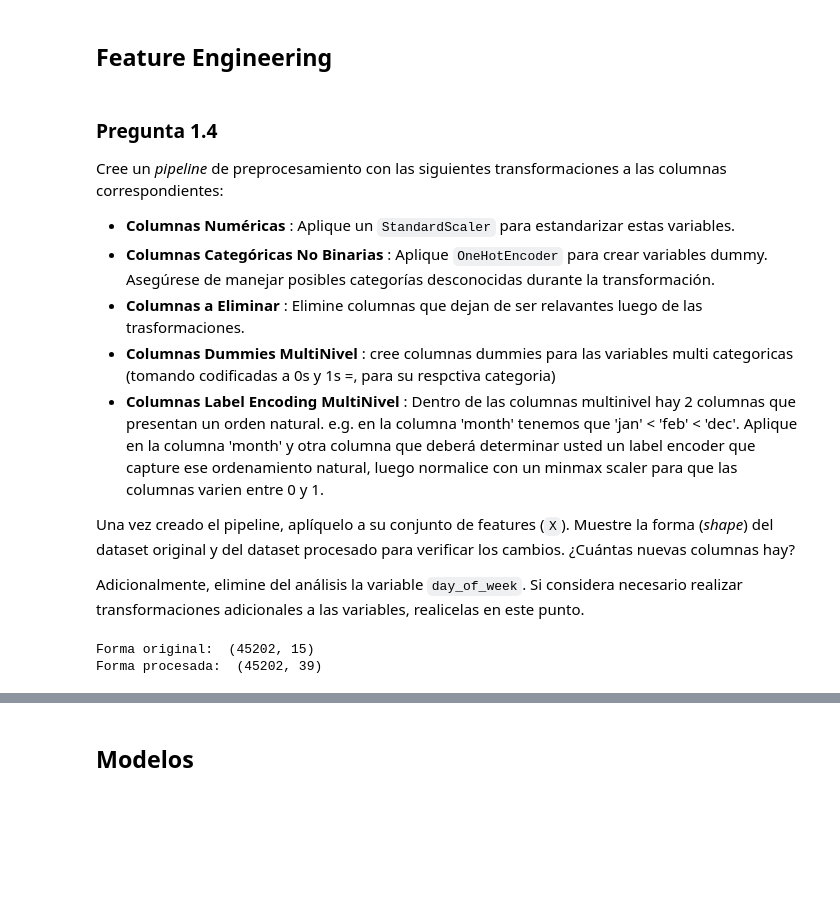
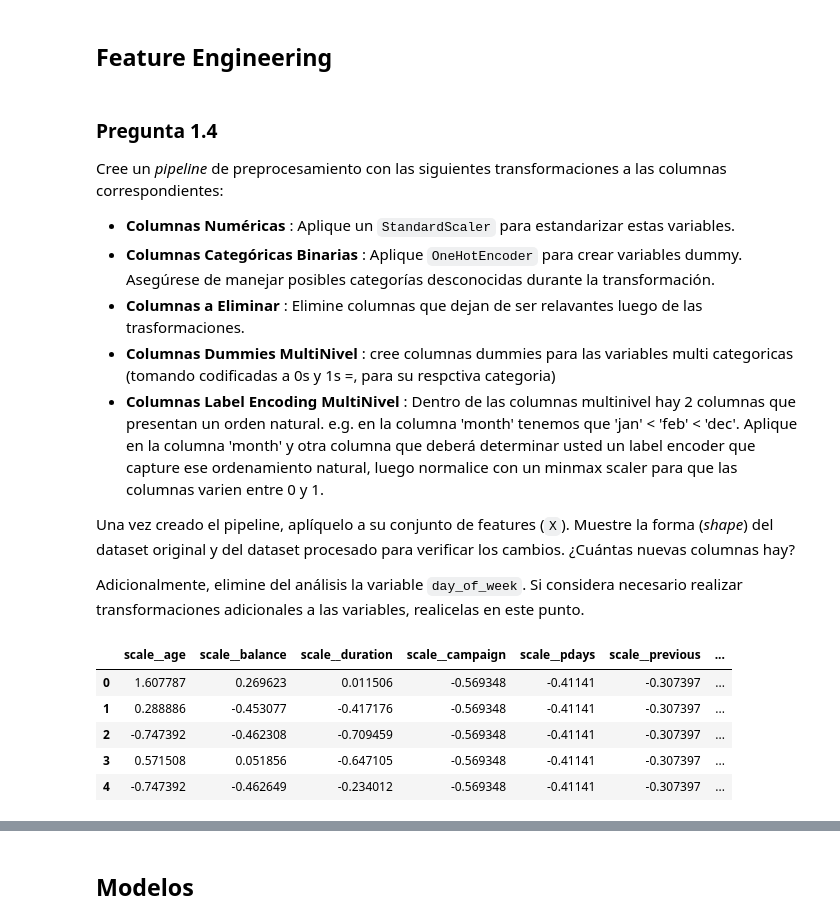
Before and after one commit to MiguelUC-Student/AMLE-Tareas, a Jupyter notebook: Tarea_2.ipynb, the cells around one changed output, grey strips where cells are left out. Saved outputs shown, nothing was run; the diff lists cells and outputs as text; code cells hidden in the pictures; blank space fills up the shorter version.

```diff
--- a/Tarea_2.ipynb
+++ b/Tarea_2.ipynb
@@ -305,7 +305,7 @@ En el caso de "previous", el outlier indica que han pasado mas de 250 dias sin h
  Cree un _pipeline_ de preprocesamiento con las siguientes transformaciones a las columnas correspondientes:
 
 *   **Columnas Numéricas** : Aplique un `StandardScaler` para estandarizar estas variables.
-*   **Columnas Categóricas No Binarias** : Aplique `OneHotEncoder` para crear variables dummy. Asegúrese de manejar posibles categorías desconocidas durante la transformación.
+*   **Columnas Categóricas Binarias** : Aplique `OneHotEncoder` para crear variables dummy. Asegúrese de manejar posibles categorías desconocidas durante la transformación.
 *   **Columnas a Eliminar** : Elimine columnas que dejan de ser relavantes luego de las trasformaciones.
 *  **Columnas Dummies MultiNivel** : cree columnas dummies para las variables multi categoricas (tomando codificadas a 0s y 1s =, para su respctiva categoria)
 *  **Columnas Label Encoding MultiNivel** : Dentro de las columnas multinivel hay 2 columnas que presentan un orden natural. e.g. en la columna 'month' tenemos que 'jan' < 'feb' < 'dec'. Aplique en la columna 'month' y otra columna que deberá determinar usted un label encoder que capture ese ordenamiento natural, luego normalice con un minmax scaler para que las columnas varien entre 0 y 1.
@@ -320,30 +320,33 @@ from sklearn.preprocessing import OneHotEncoder, StandardScaler
 from sklearn.pipeline import Pipeline
 from sklearn.compose import ColumnTransformer
 
-#Identificar variables categoricas no binarias
-categoricas_no_binarias = ["job", "marital", "education", "month"]
-#Identificar variables numericas
+#Identificar variables categoricas no binarias a usar
+categoricas_binarias = ["default", "housing", "loan", "y"]
+#Identificar variables numericas a usar
 numericas = ["age", "balance", "duration", "campaign", "pdays", "previous"]
 
-#Crear el transformador de columnas; preprocesador
-preproceso = ColumnTransformer(
-    transformers=[
-        ('scale', StandardScaler(), numericas),
-        ('cat', OneHotEncoder(), categoricas_no_binarias),
-        ('drop', 'drop', ['day_of_week'])
-    ],
-    remainder='passthrough'
-)
-#Pipeline
+#Crear el transformador de columnas; preprocesador; onehot para crear las dummys en la var. categorica
+preproceso = ColumnTransformer([
+    ('scale', StandardScaler(), numericas),
+    ('onehot', OneHotEncoder(), categoricas_binarias),
+    ('drop', 'drop', ['day_of_week'])
+    ], remainder='passthrough')
+
+#Pipeline para establecer lo que se debe realizar
 pipeline = Pipeline([
-    ("preprocessing", preproceso)
+    ('preprocessing', preproceso)
 ])
 #Transformar columnas
 df_procesado = pipeline.fit_transform(df)
-shape_original = df.shape
-shape_procesado = df_procesado.shape
-print("Forma original: ", shape_original)
-print("Forma procesada: ", shape_procesado)
+#Crear nuevo dataframe
+df_procesado = pd.DataFrame(df_procesado, columns=pipeline.named_steps['preprocessing'].get_feature_names_out())
-# %% [output]
-Forma original:  (45202, 15)
-Forma procesada:  (45202, 39)
+# %%
+#Dataframe resultante
+df_procesado.head()
+# %% [output]
+|  | scale__age | scale__balance | scale__duration | scale__campaign | scale__pdays | scale__previous | ... |
+| 0 | 1.607787 | 0.269623 | 0.011506 | -0.569348 | -0.41141 | -0.307397 | ... |
+| 1 | 0.288886 | -0.453077 | -0.417176 | -0.569348 | -0.41141 | -0.307397 | ... |
+| 2 | -0.747392 | -0.462308 | -0.709459 | -0.569348 | -0.41141 | -0.307397 | ... |
+| 3 | 0.571508 | 0.051856 | -0.647105 | -0.569348 | -0.41141 | -0.307397 | ... |
+| 4 | -0.747392 | -0.462649 | -0.234012 | -0.569348 | -0.41141 | -0.307397 | ... |
```
Also changed, not shown: parts of 7 cells of this notebook.
